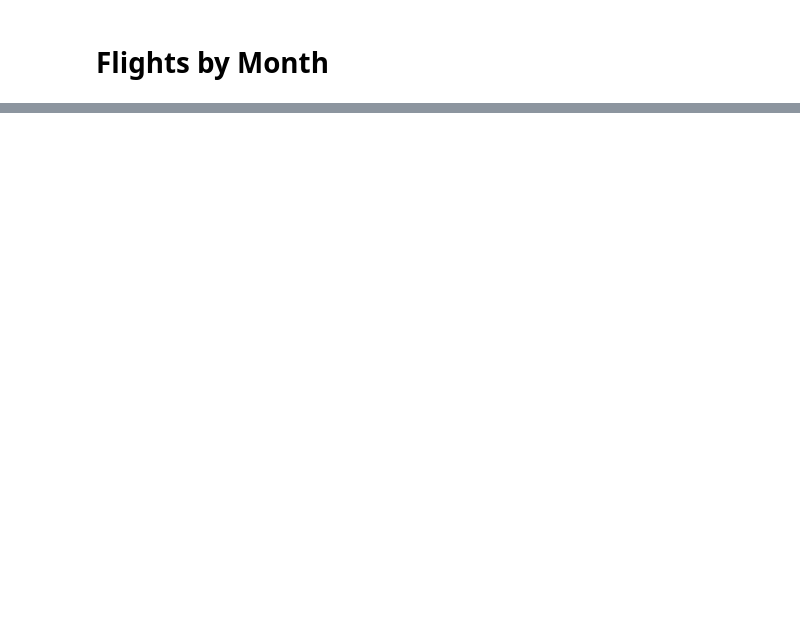
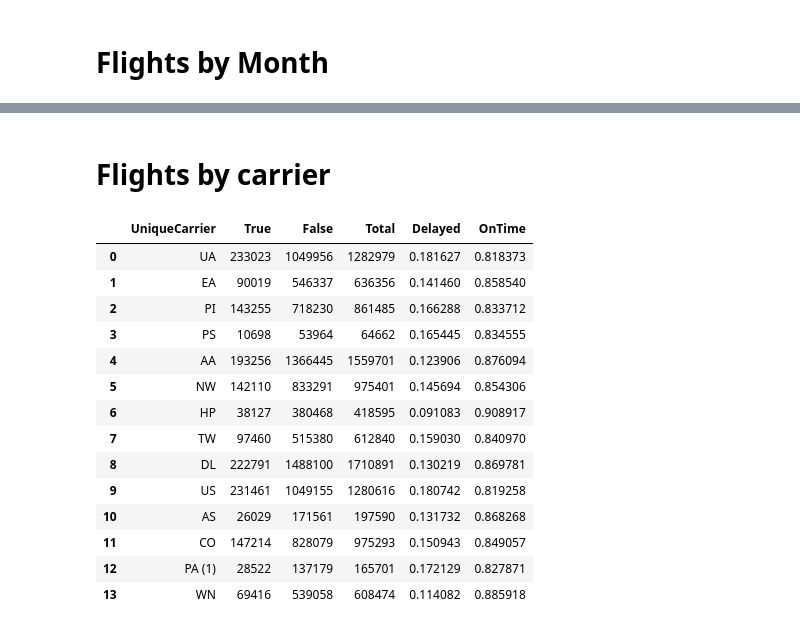
Before and after one commit to geraudster/airport-ml, a Jupyter notebook: src/main/notebooks/Python Exploration Notebook.ipynb, the cells around one changed output, grey strips where cells are left out. Drawn from its saved outputs; the diff is of its cells as text; code cells hidden in the pictures; blank space fills up the shorter version.

```diff
--- a/src/main/notebooks/Python Exploration Notebook.ipynb
+++ b/src/main/notebooks/Python Exploration Notebook.ipynb
@@ -165,0 +223,28 @@ url
+# %% [markdown]
+# Flights by carrier
+# %%
+delayedByCarrier = flights \
+    .groupBy(flights.UniqueCarrier) \
+    .pivot("Delayed", ['True', 'False']) \
+    .count() \
+    .toPandas()
+delayedByCarrier['Total'] = delayedByCarrier['True'] + delayedByCarrier['False']
+delayedByCarrier['Delayed'] = delayedByCarrier['True'] / delayedByCarrier['Total']
+delayedByCarrier['OnTime'] = delayedByCarrier['False'] / delayedByCarrier['Total']
+delayedByCarrier
+# %% [output]
+|  | UniqueCarrier | True | False | Total | Delayed | OnTime |
+| 0 | UA | 233023 | 1049956 | 1282979 | 0.181627 | 0.818373 |
+| 1 | EA | 90019 | 546337 | 636356 | 0.141460 | 0.858540 |
+| 2 | PI | 143255 | 718230 | 861485 | 0.166288 | 0.833712 |
+| 3 | PS | 10698 | 53964 | 64662 | 0.165445 | 0.834555 |
+| 4 | AA | 193256 | 1366445 | 1559701 | 0.123906 | 0.876094 |
+| 5 | NW | 142110 | 833291 | 975401 | 0.145694 | 0.854306 |
+| 6 | HP | 38127 | 380468 | 418595 | 0.091083 | 0.908917 |
+| 7 | TW | 97460 | 515380 | 612840 | 0.159030 | 0.840970 |
+| 8 | DL | 222791 | 1488100 | 1710891 | 0.130219 | 0.869781 |
+| 9 | US | 231461 | 1049155 | 1280616 | 0.180742 | 0.819258 |
+| 10 | AS | 26029 | 171561 | 197590 | 0.131732 | 0.868268 |
+| 11 | CO | 147214 | 828079 | 975293 | 0.150943 | 0.849057 |
+| 12 | PA (1) | 28522 | 137179 | 165701 | 0.172129 | 0.827871 |
+| 13 | WN | 69416 | 539058 | 608474 | 0.114082 | 0.885918 |
```
Also changed, not shown: parts of 17 cells of this notebook, 1 other file.
